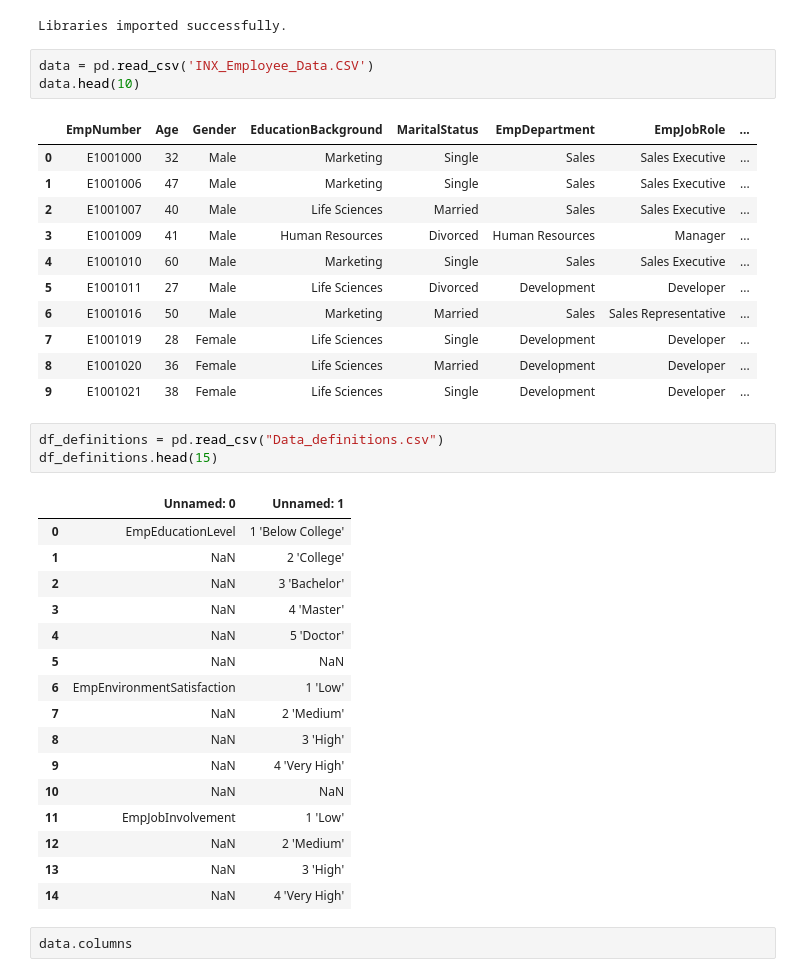
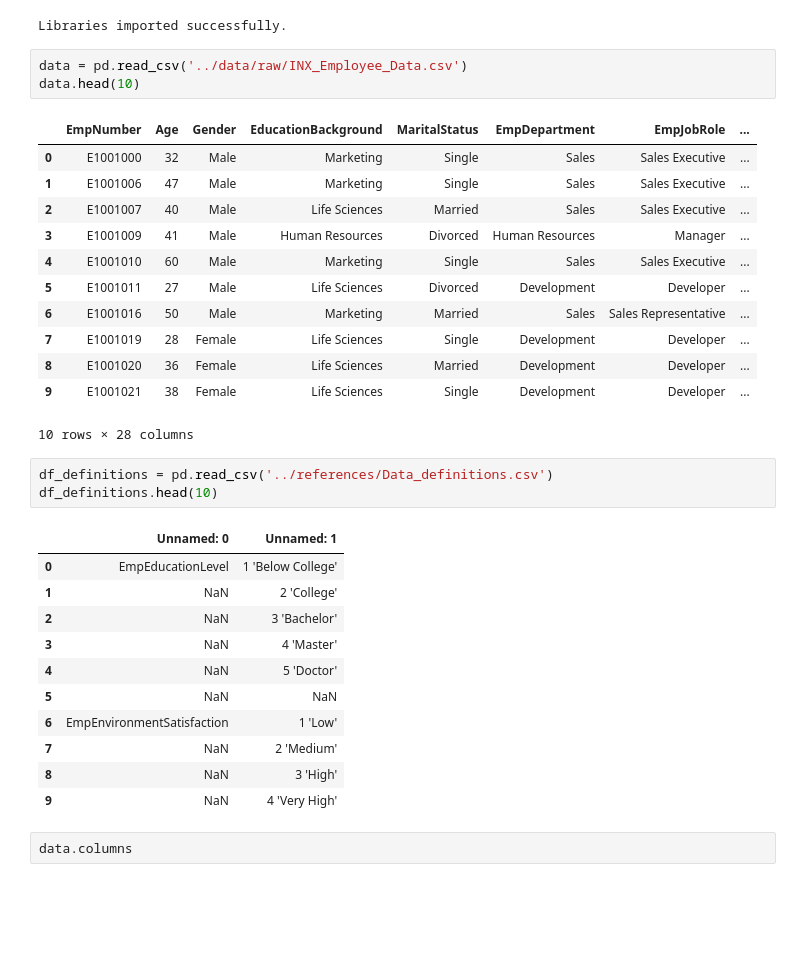
Before and after one commit to Risper-Wacu/EMPLOYEE-PERFORMANCE-ANALYSIS, a Jupyter notebook: src/Employee_perfomance.ipynb, the cells around one changed output. Cells and saved outputs as stored; diff of their text form; blank space fills up the shorter version.

```diff
--- a/Employee_perfomance.ipynb
+++ b/src/Employee_perfomance.ipynb
@@ -45,7 +45,7 @@ print("Libraries imported successfully.")
 # %% [output]
 Libraries imported successfully.
 # %%
-data = pd.read_csv('INX_Employee_Data.CSV')
+data = pd.read_csv('../data/raw/INX_Employee_Data.csv')
 data.head(10)
 # %% [output]
 |  | EmpNumber | Age | Gender | EducationBackground | MaritalStatus | EmpDepartment | EmpJobRole | ... |
@@ -59,26 +59,22 @@ data.head(10)
 | 7 | E1001019 | 28 | Female | Life Sciences | Single | Development | Developer | ... |
 | 8 | E1001020 | 36 | Female | Life Sciences | Married | Development | Developer | ... |
 | 9 | E1001021 | 38 | Female | Life Sciences | Single | Development | Developer | ... |
+10 rows × 28 columns
 # %%
-df_definitions = pd.read_csv("Data_definitions.csv")
-df_definitions.head(15)
+df_definitions = pd.read_csv('../references/Data_definitions.csv')
+df_definitions.head(10)
 # %% [output]
 |  | Unnamed: 0 | Unnamed: 1 |
 | 0 | EmpEducationLevel | 1 'Below College' |
 | 1 | NaN | 2 'College' |
 | 2 | NaN | 3 'Bachelor' |
 | 3 | NaN | 4 'Master' |
 | 4 | NaN | 5 'Doctor' |
 | 5 | NaN | NaN |
 | 6 | EmpEnvironmentSatisfaction | 1 'Low' |
 | 7 | NaN | 2 'Medium' |
 | 8 | NaN | 3 'High' |
 | 9 | NaN | 4 'Very High' |
-| 10 | NaN | NaN |
-| 11 | EmpJobInvolvement | 1 'Low' |
-| 12 | NaN | 2 'Medium' |
-| 13 | NaN | 3 'High' |
-| 14 | NaN | 4 'Very High' |
 # %%
 data.columns
 # %% [output]
```
Also changed, not shown: parts of 10 cells of this notebook, 3 other files.
